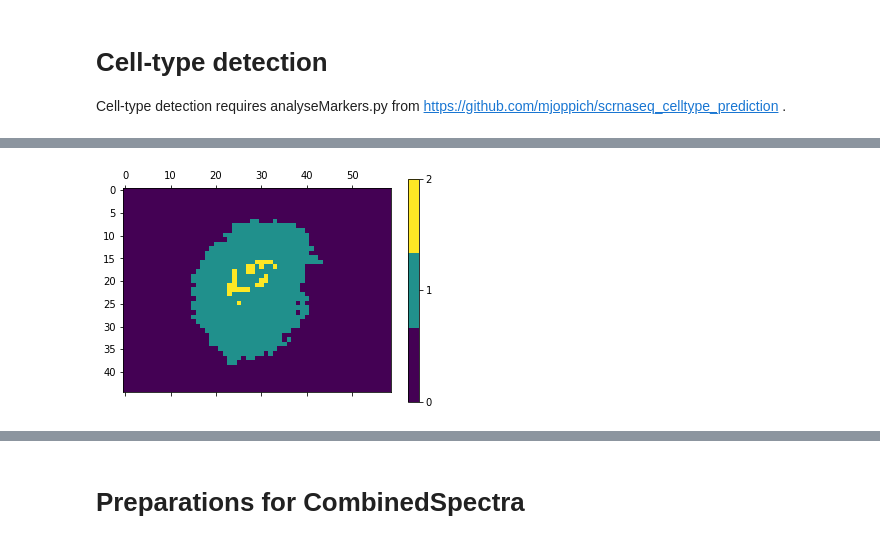
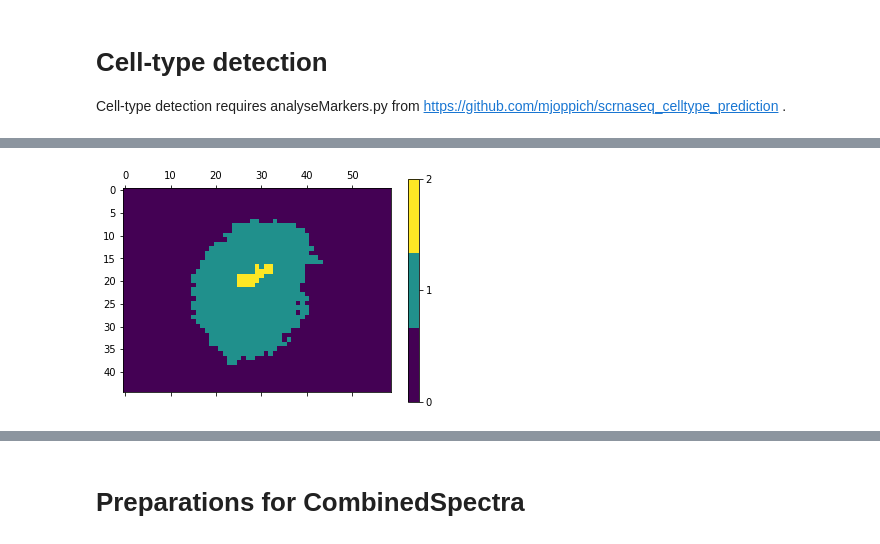
Before and after one commit to mjoppich/pIMZ, a Jupyter notebook: examples/IMZMLprocess.ipynb, the cells around one changed output, grey strips where cells are left out. Cells and saved outputs as stored; diff of their text form; code cells hidden in the pictures.

```diff
--- a/examples/IMZMLprocess.ipynb
+++ b/examples/IMZMLprocess.ipynb
@@ -90,0 +131,4 @@ array([[1.        , 0.97617716, 0.9691783 , ..., 0.83840156, 0.8406148 ,
+# %%
+mpl.rcParams['figure.figsize'] = (10,6)
+spec.vis_umap(legend=False)
+mpl.rcParams['figure.figsize'] = (6,4)
@@ -352,5 +486,5 @@ Starting analysis
 # %%
-spec.plot_segments(highlight=(14))
+spec.plot_segments(highlight=(8))
 # %% [output]
-[figure, old version]
+[figure, new version]
 # %%
```
Also changed, not shown: parts of 64 cells of this notebook, 6 other files.
